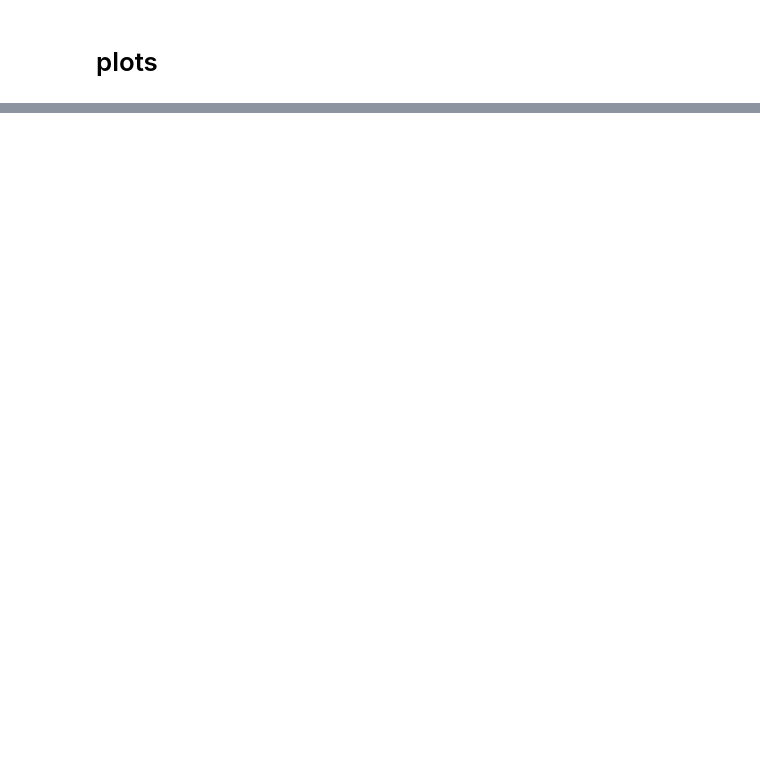
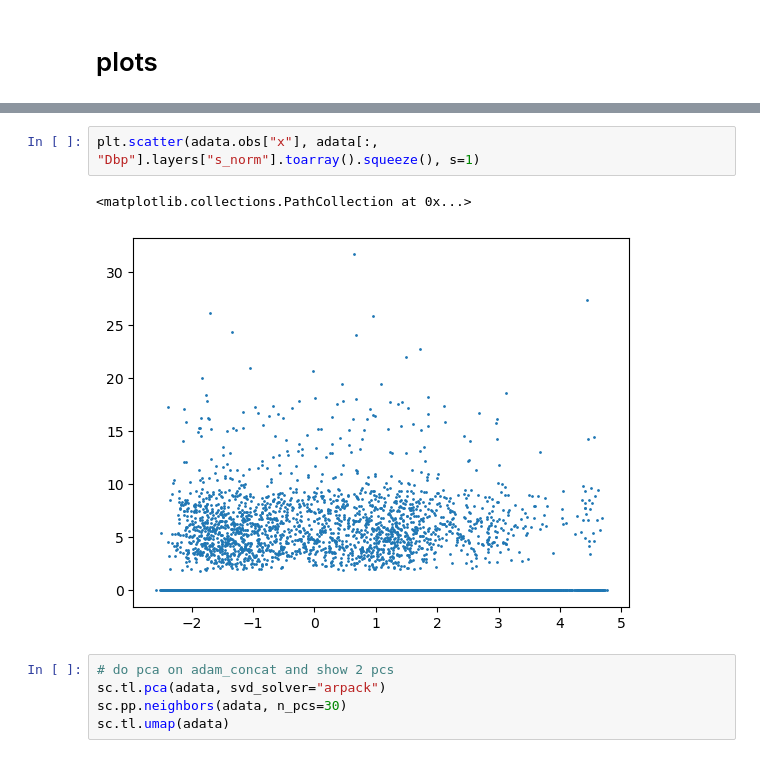
Before and after one commit to naef-lab/LiverZonation, a Jupyter notebook: MLE_droin.ipynb, the cells around one changed output, grey strips where cells are left out. Cells and saved outputs as stored; diff of their text form; blank space fills up the shorter version.

```diff
--- a/MLE_droin.ipynb
+++ b/MLE_droin.ipynb
@@ -259,0 +241,10 @@ adata[:, g].layers["s_norm"].shape
+# %%
+plt.scatter(adata.obs["x"], adata[:, "Dbp"].layers["s_norm"].toarray().squeeze(), s=1)
+# %% [output]
+<matplotlib.collections.PathCollection at 0x...>
+[figure, added]
+# %%
+# do pca on adam_concat and show 2 pcs
+sc.tl.pca(adata, svd_solver="arpack")
+sc.pp.neighbors(adata, n_pcs=30)
+sc.tl.umap(adata)
```
Also changed, not shown: parts of 21 cells of this notebook, 1 other file.
